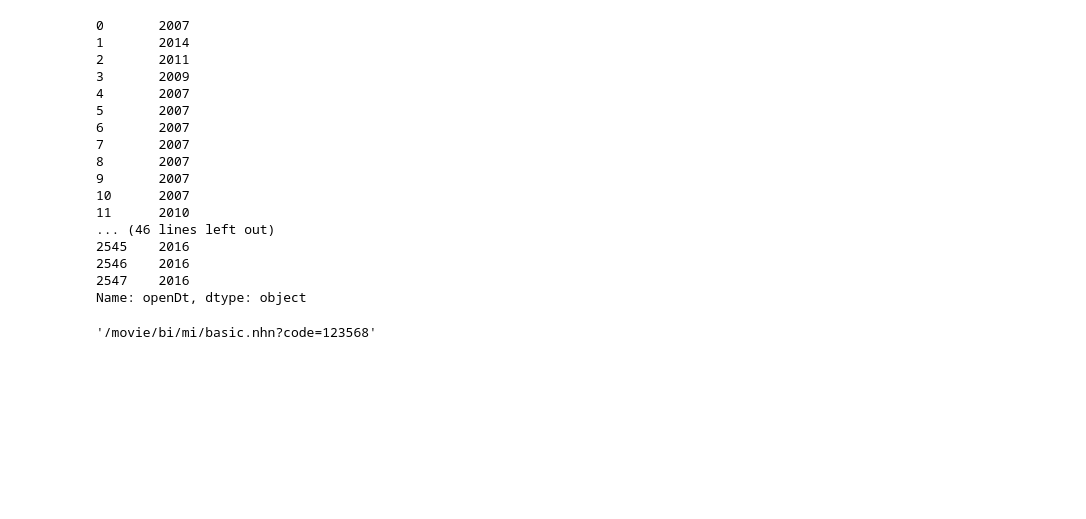
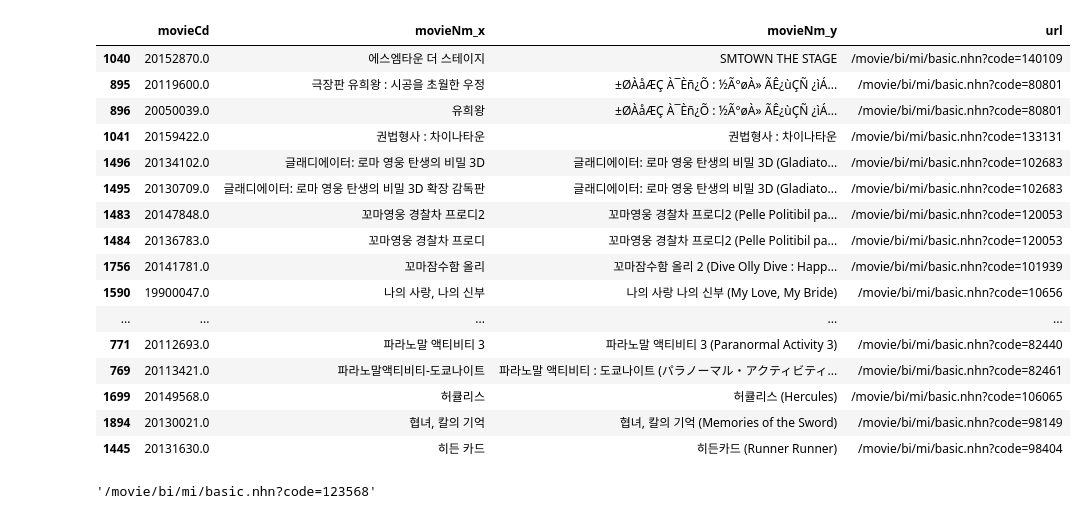
Before and after one commit to cyh132/movie, a Jupyter notebook: naver_crawling.ipynb, the cells around one changed output. Drawn from its saved outputs; the diff is of its cells as text; code cells hidden in the pictures; blank space fills up the shorter version.

```diff
--- a/naver_crawling.ipynb
+++ b/naver_crawling.ipynb
@@ -136,0 +155,2 @@ for i in list(naver_df["movieNm"]):
+# %%
+url1_df = get_star_score_url(naver_df)
@@ -136,0 +179,2 @@ for i in list(naver_df["movieNm"]):
+# %%
+drop_list=[511,570,571,895,1153,1257,1745,1880,1659]
@@ -136,0 +189,2 @@ for i in list(naver_df["movieNm"]):
+# %%
+url_df = url1_df.drop(drop_list)
@@ -137,25 +205,5 @@ for i in list(naver_df["movieNm"]):
 # %%
 open_year = naver_df["openDt"].apply(lambda x: str(x)[0:4])
-# %%
-open_year
-# %% [output]
-0       2007
-1       2014
-2       2011
-3       2009
-4       2007
-5       2007
-6       2007
-7       2007
-8       2007
-9       2007
-10      2007
-11      2010
-... (46 lines left out)
-2545    2016
-2546    2016
-2547    2016
-Name: openDt, dtype: object
 # %%
 def get_star_score_url(naver_df):
     url_df = pd.DataFrame(columns=["searchNm","movieNm","url"])
@@ -174,6 +222,28 @@ def get_star_score_url(naver_df):
             movieNm,
             url,]
     return url_df
+# %%
+test_df = url_df.loc[([i-1 for i in list(url_df.index[url_df[["movieNm_y"]].duplicated()])]+ list(url_df.index[url_df[["movieNm_y"]].duplicated()]))+([i+1 for i in list(url_df.index[url_df[["movieNm_y"]].duplicated()])])]
+# %%
+test_df.sort_values(['movieNm_y'],ascending=True)
+# %% [output]
+|  | movieCd | movieNm_x | movieNm_y | url |
+| 1040 | 20152870.0 | 에스엠타운 더 스테이지 | SMTOWN THE STAGE | /movie/bi/mi/basic.nhn?code=140109 |
+| 895 | 20119600.0 | 극장판 유희왕 : 시공을 초월한 우정 | ±ØÀåÆÇ À¯Èñ¿Õ : ½Ã°øÀ» ÃÊ¿ùÇÑ ¿ìÁ... | /movie/bi/mi/basic.nhn?code=80801 |
+| 896 | 20050039.0 | 유희왕 | ±ØÀåÆÇ À¯Èñ¿Õ : ½Ã°øÀ» ÃÊ¿ùÇÑ ¿ìÁ... | /movie/bi/mi/basic.nhn?code=80801 |
+| 1041 | 20159422.0 | 권법형사 : 차이나타운 | 권법형사 : 차이나타운 | /movie/bi/mi/basic.nhn?code=133131 |
+| 1496 | 20134102.0 | 글래디에이터: 로마 영웅 탄생의 비밀 3D | 글래디에이터: 로마 영웅 탄생의 비밀 3D (Gladiato... | /movie/bi/mi/basic.nhn?code=102683 |
+| 1495 | 20130709.0 | 글래디에이터: 로마 영웅 탄생의 비밀 3D 확장 감독판 | 글래디에이터: 로마 영웅 탄생의 비밀 3D (Gladiato... | /movie/bi/mi/basic.nhn?code=102683 |
+| 1483 | 20147848.0 | 꼬마영웅 경찰차 프로디2 | 꼬마영웅 경찰차 프로디2 (Pelle Politibil pa... | /movie/bi/mi/basic.nhn?code=120053 |
+| 1484 | 20136783.0 | 꼬마영웅 경찰차 프로디 | 꼬마영웅 경찰차 프로디2 (Pelle Politibil pa... | /movie/bi/mi/basic.nhn?code=120053 |
+| 1756 | 20141781.0 | 꼬마잠수함 올리 | 꼬마잠수함 올리 2 (Dive Olly Dive : Happ... | /movie/bi/mi/basic.nhn?code=101939 |
+| 1590 | 19900047.0 | 나의 사랑, 나의 신부 | 나의 사랑 나의 신부 (My Love, My Bride) | /movie/bi/mi/basic.nhn?code=10656 |
+| ... | ... | ... | ... | ... |
+| 771 | 20112693.0 | 파라노말 액티비티 3 | 파라노말 액티비티 3 (Paranormal Activity 3) | /movie/bi/mi/basic.nhn?code=82440 |
+| 769 | 20113421.0 | 파라노말액티비티-도쿄나이트 | 파라노말 액티비티 : 도쿄나이트 (パラノーマル・アクティビティ... | /movie/bi/mi/basic.nhn?code=82461 |
+| 1699 | 20149568.0 | 허큘리스 | 허큘리스 (Hercules) | /movie/bi/mi/basic.nhn?code=106065 |
+| 1894 | 20130021.0 | 협녀, 칼의 기억 | 협녀, 칼의 기억 (Memories of the Sword) | /movie/bi/mi/basic.nhn?code=98149 |
+| 1445 | 20131630.0 | 히든 카드 | 히든카드 (Runner Runner) | /movie/bi/mi/basic.nhn?code=98404 |
 # %%
 data = ("http://movie.naver.com/movie/search/result.nhn?query=트랜스포머: 패자의 역습&section=all&ie=utf8")
 # %%
```
Also changed, not shown: parts of 25 cells of this notebook, 2 other files.
